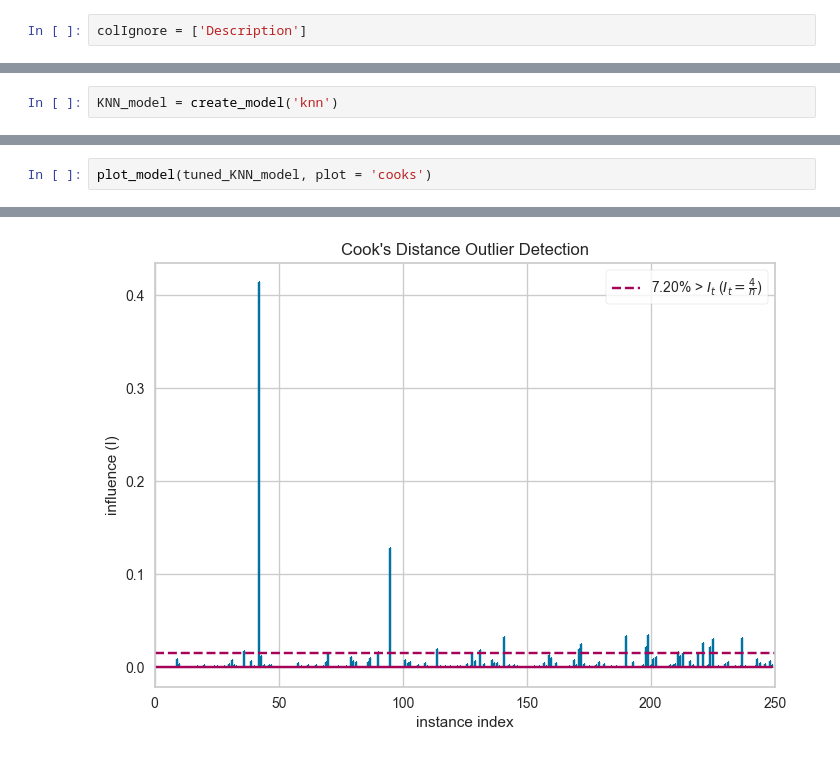
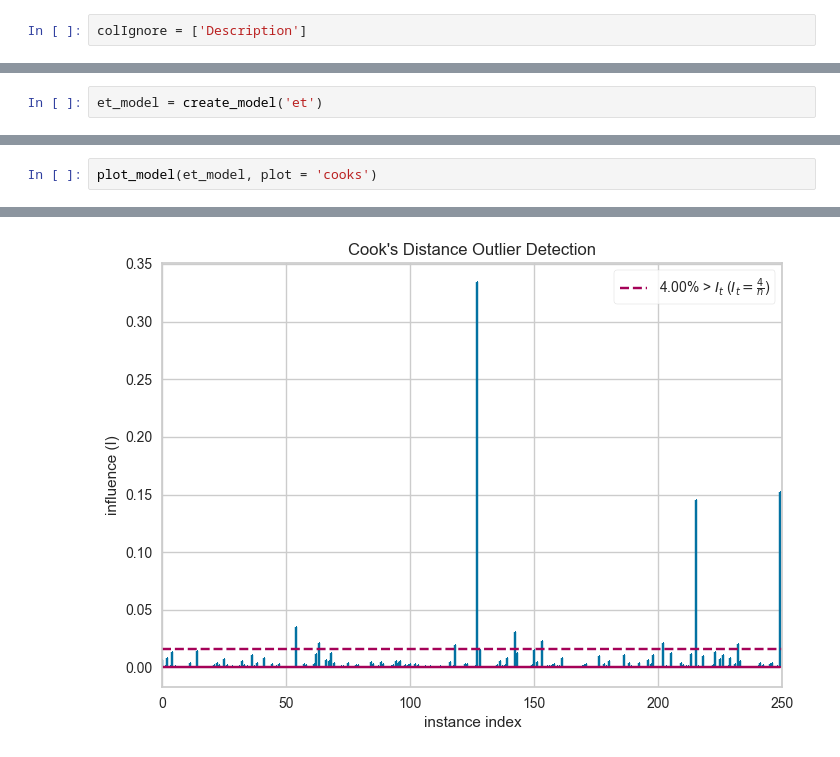
Before and after one commit to leonardoheis/fau_predic_salario, a Jupyter notebook: notebooks/pycaretml.ipynb, the cells around one changed output, grey strips where cells are left out. Drawn from its saved outputs; the diff is of its cells as text.

```diff
--- a/notebooks/pycaretml.ipynb
+++ b/notebooks/pycaretml.ipynb
@@ -168,5 +292,5 @@ best_model = compare_models()
 # %%
-KNN_model = create_model('knn')
+et_model = create_model('et')
 # %% [output]
 [interactive output not drawn]
 |  | MAE | MSE | RMSE | R2 | RMSLE | MAPE |
@@ -218,6 +351,6 @@ plot_model(tuned_KNN_model, plot = 'parameter')
 # %%
-plot_model(tuned_KNN_model, plot = 'cooks')
+plot_model(et_model, plot = 'cooks')
 # %% [output]
 [interactive output not drawn]
-[figure, old version]
+[figure, new version]
 # %%
```
Also changed, not shown: parts of 23 cells of this notebook, 2 other files.
